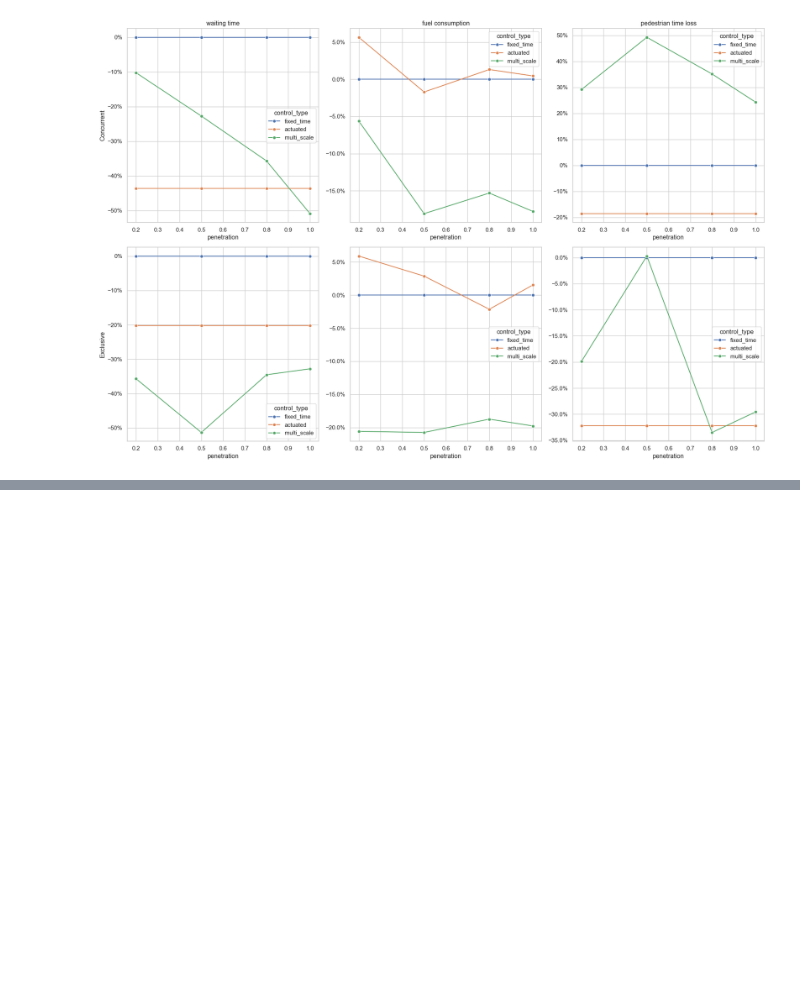
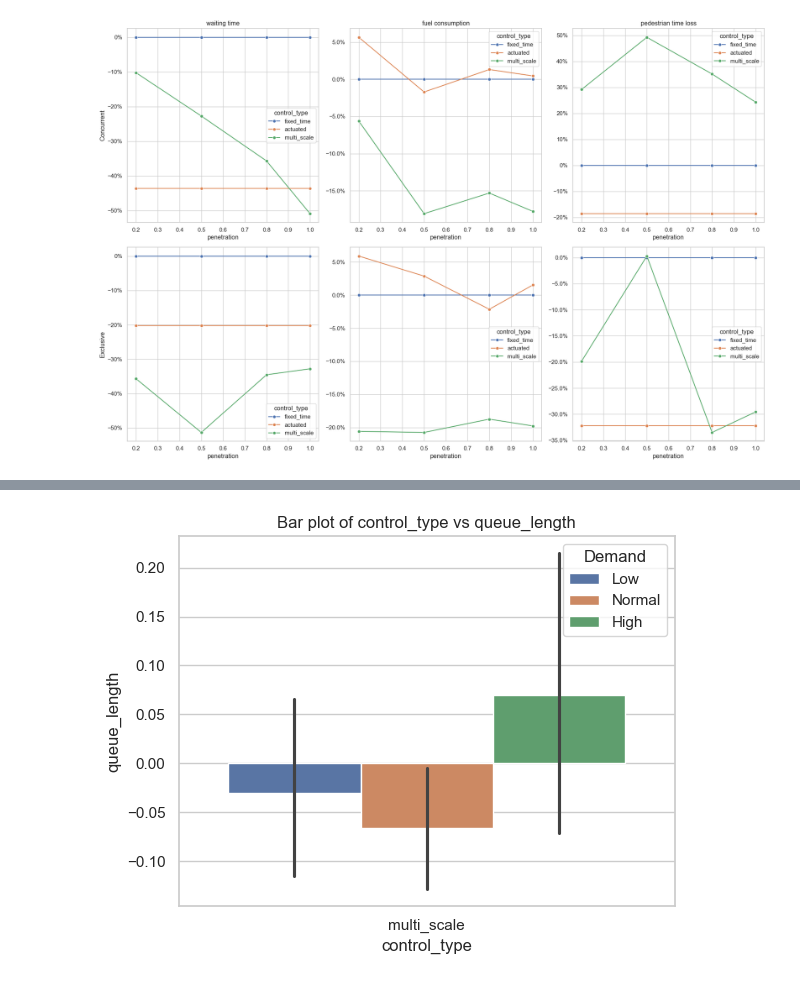
Before and after one commit to BlueSoheil99/UW_CET593_project2, a Jupyter notebook: plots/analysis.ipynb, the cells around one changed output, grey strips where cells are left out. Cells and saved outputs as stored; diff of their text form; code cells hidden in the pictures; blank space fills up the shorter version.

```diff
--- a/plots/analysis.ipynb
+++ b/plots/analysis.ipynb
@@ -86,0 +124,4 @@ plots.plot_matrix(df_avg, ['waiting_time', 'fuel_consumption', 'pedestrian_time_
+# %%
+plots.plot_selected_columns(df_uw_avg[df_uw_avg.control_type=='multi_scale'], 'control_type', 'queue_length', kind='bar', marker='o', hue='Demand')
+# %% [output]
+[figure, added]
```
Also changed, not shown: parts of 13 cells of this notebook, 19 other files.
